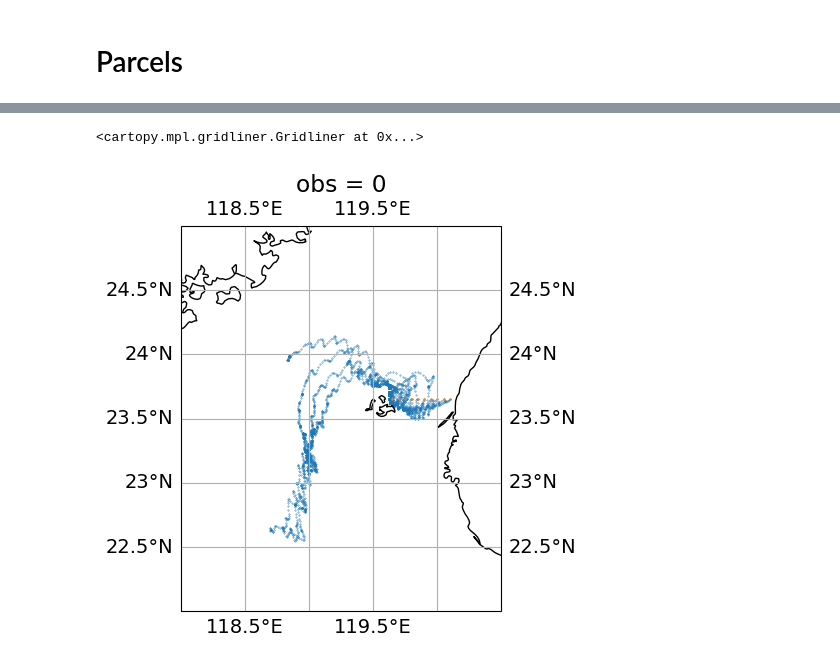
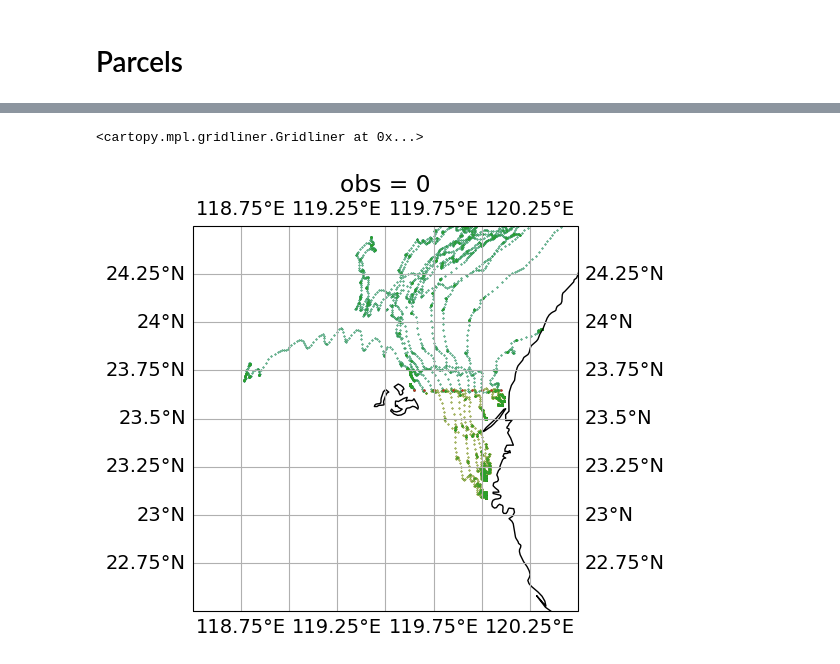
Before and after one commit to HendrikGro/TORI_Codar_Analysis, a Jupyter notebook: code/Code_TOROS_Parcels.ipynb, the cells around one changed output, grey strips where cells are left out. Cells and saved outputs as stored; diff of their text form; code cells hidden in the pictures.

```diff
--- a/code/Code_TOROS_Parcels.ipynb
+++ b/code/Code_TOROS_Parcels.ipynb
@@ -54,15 +68,16 @@ plotTrajectoriesFile("/Users/2311043/Documents/TOROS_Parcels/toros_normal.zarr")
 # %%
-data = xr.open_zarr("/Users/2311043/Documents/TOROS_Parcels/toros_normal.zarr").load()
-data_filtered = xr.open_zarr("/Users/2311043/Documents/TOROS_Parcels/toros_filtered.zarr").load()
+data = xr.open_zarr("/Users/2311043/Documents/TOROS_Parcels/toros_forward.zarr").load()
+data_filtered = xr.open_zarr("/Users/2311043/Documents/TOROS_Parcels/toros_backward.zarr").load()
 # %%
 fig,(ax1) = plt.subplots(1,1,figsize=(5,5),subplot_kw={'projection':ccrs.PlateCarree()})
-ax1.set_extent([118,120.5,22,25])
+ax1.set_extent([118.5,120.5,22.5,24.5])
 xr.plot.scatter(data,x='lon',y='lat',transform=ccrs.PlateCarree(),s=0.1)
 xr.plot.scatter(data_filtered,x='lon',y='lat',transform=ccrs.PlateCarree(),s=0.1)
+xr.plot.scatter(test,x='lon',y='lat',transform=ccrs.PlateCarree(),s=0.1)
 
 xr.plot.scatter(data.isel(obs=0),x='lon',y='lat',transform=ccrs.PlateCarree(),s=0.5)
 ax1.coastlines()
 ax1.gridlines(draw_labels=True)
 # %% [output]
 <cartopy.mpl.gridliner.Gridliner at 0x...>
-[figure, old version]
+[figure, new version]
```
Also changed, not shown: parts of 8 cells of this notebook, 1 other file.
